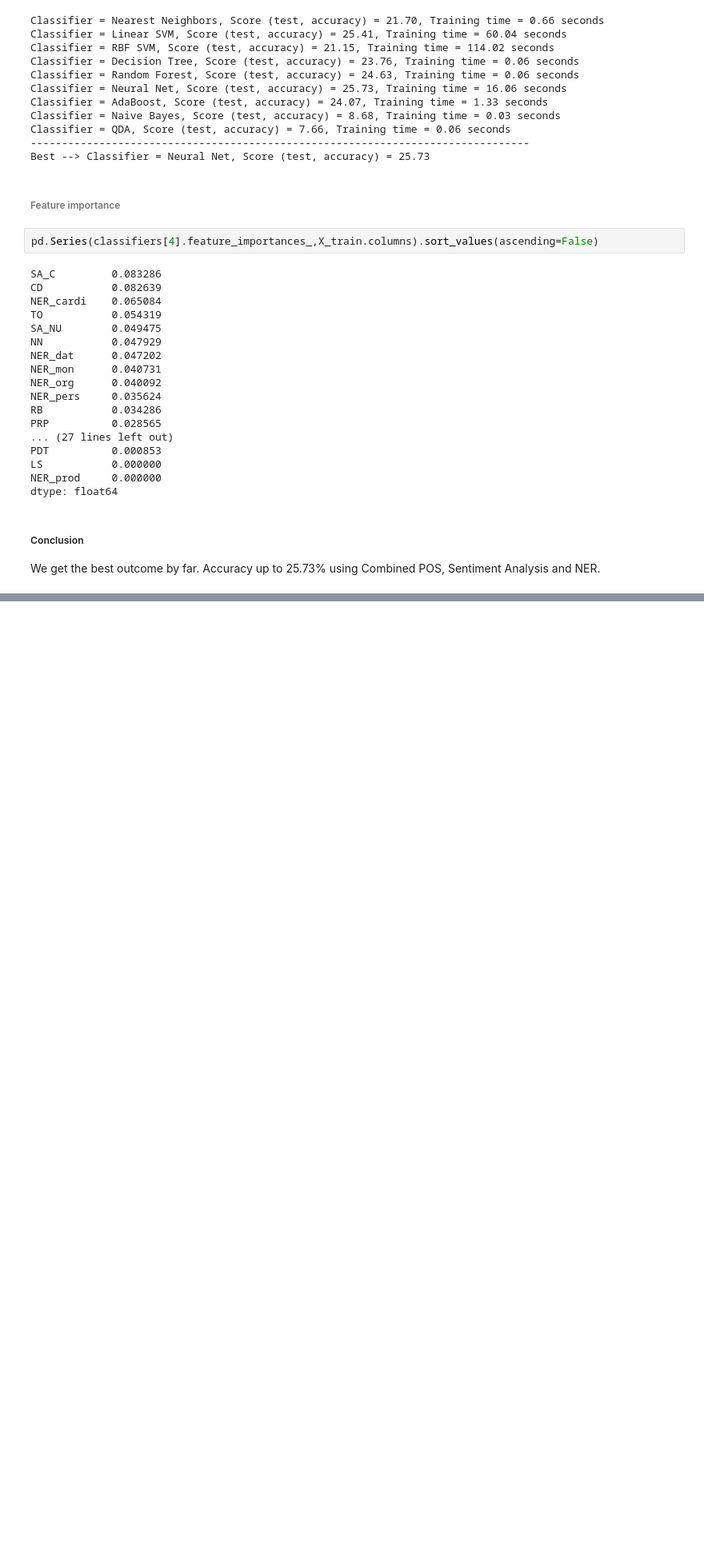
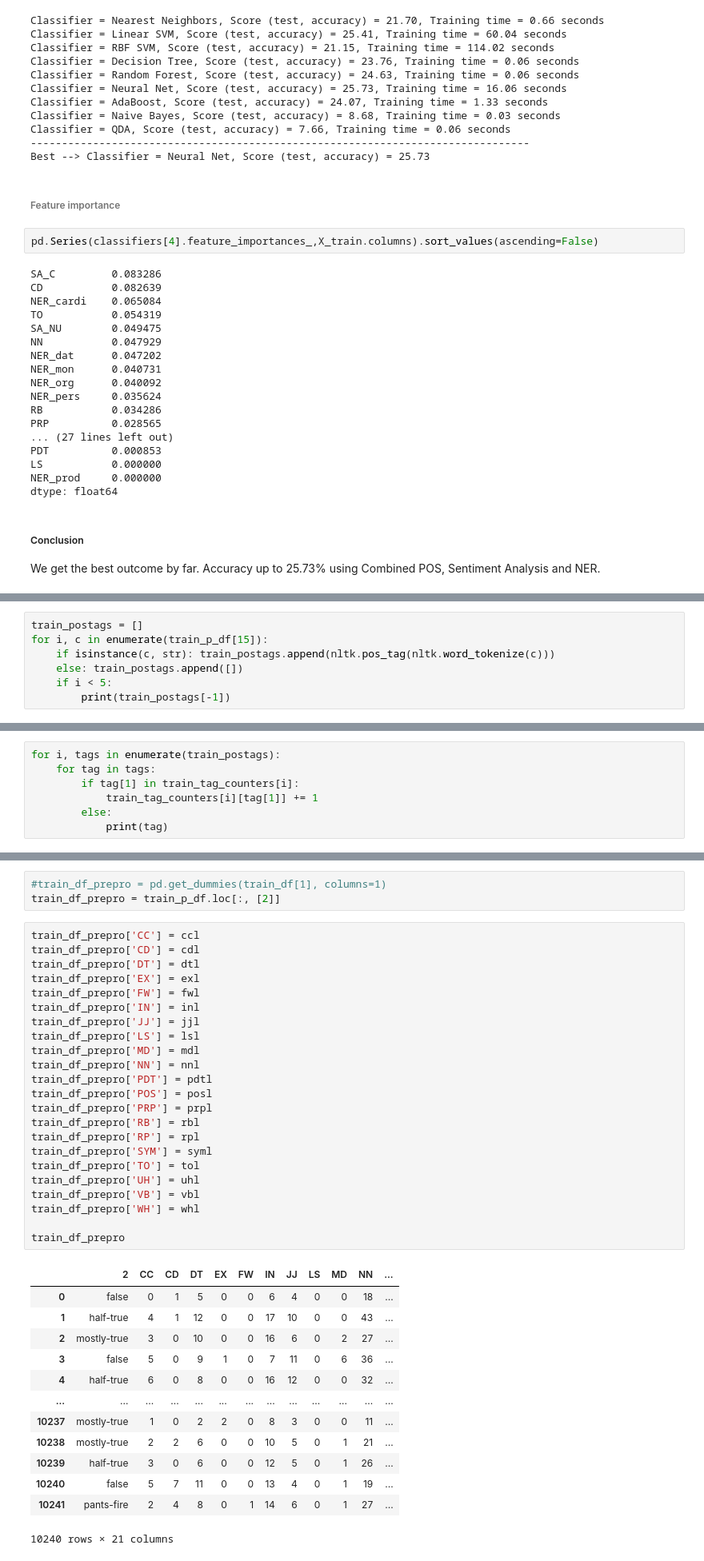
Before and after one commit to Wayne122/CMPE257, a Jupyter notebook: Alternus_Vera.ipynb, the cells around one changed output, grey strips where cells are left out. Shown: that part at 80% size. Cells and saved outputs as stored; diff of their text form; blank space fills up the shorter version.

```diff
--- a/Alternus_Vera.ipynb
+++ b/Alternus_Vera.ipynb
@@ -2927,0 +3040,7 @@ We get the best outcome by far. Accuracy up to 25.73% using Combined POS, Sentim
+# %%
+train_postags = []
+for i, c in enumerate(train_p_df[15]):
+    if isinstance(c, str): train_postags.append(nltk.pos_tag(nltk.word_tokenize(c)))
+    else: train_postags.append([])
+    if i < 5:
+        print(train_postags[-1])
@@ -2927,0 +3053,7 @@ We get the best outcome by far. Accuracy up to 25.73% using Combined POS, Sentim
+# %%
+for i, tags in enumerate(train_postags):
+    for tag in tags:
+        if tag[1] in train_tag_counters[i]:
+            train_tag_counters[i][tag[1]] += 1
+        else:
+            print(tag)
@@ -2927,0 +3109,40 @@ We get the best outcome by far. Accuracy up to 25.73% using Combined POS, Sentim
+# %%
+#train_df_prepro = pd.get_dummies(train_df[1], columns=1)
+train_df_prepro = train_p_df.loc[:, [2]]
+# %%
+train_df_prepro['CC'] = ccl
+train_df_prepro['CD'] = cdl
+train_df_prepro['DT'] = dtl
+train_df_prepro['EX'] = exl
+train_df_prepro['FW'] = fwl
+train_df_prepro['IN'] = inl
+train_df_prepro['JJ'] = jjl
+train_df_prepro['LS'] = lsl
+train_df_prepro['MD'] = mdl
+train_df_prepro['NN'] = nnl
+train_df_prepro['PDT'] = pdtl
+train_df_prepro['POS'] = posl
+train_df_prepro['PRP'] = prpl
+train_df_prepro['RB'] = rbl
+train_df_prepro['RP'] = rpl
+train_df_prepro['SYM'] = syml
+train_df_prepro['TO'] = tol
+train_df_prepro['UH'] = uhl
+train_df_prepro['VB'] = vbl
+train_df_prepro['WH'] = whl
+
+train_df_prepro
+# %% [output]
+|  | 2 | CC | CD | DT | EX | FW | IN | JJ | LS | MD | NN | ... |
+| 0 | false | 0 | 1 | 5 | 0 | 0 | 6 | 4 | 0 | 0 | 18 | ... |
+| 1 | half-true | 4 | 1 | 12 | 0 | 0 | 17 | 10 | 0 | 0 | 43 | ... |
+| 2 | mostly-true | 3 | 0 | 10 | 0 | 0 | 16 | 6 | 0 | 2 | 27 | ... |
+| 3 | false | 5 | 0 | 9 | 1 | 0 | 7 | 11 | 0 | 6 | 36 | ... |
+| 4 | half-true | 6 | 0 | 8 | 0 | 0 | 16 | 12 | 0 | 0 | 32 | ... |
+| ... | ... | ... | ... | ... | ... | ... | ... | ... | ... | ... | ... | ... |
+| 10237 | mostly-true | 1 | 0 | 2 | 2 | 0 | 8 | 3 | 0 | 0 | 11 | ... |
+| 10238 | mostly-true | 2 | 2 | 6 | 0 | 0 | 10 | 5 | 0 | 1 | 21 | ... |
+| 10239 | half-true | 3 | 0 | 6 | 0 | 0 | 12 | 5 | 0 | 1 | 26 | ... |
+| 10240 | false | 5 | 7 | 11 | 0 | 0 | 13 | 4 | 0 | 1 | 19 | ... |
+| 10241 | pants-fire | 2 | 4 | 8 | 0 | 1 | 14 | 6 | 0 | 1 | 27 | ... |
+10240 rows × 21 columns
```
Also changed, not shown: parts of 50 cells of this notebook.
